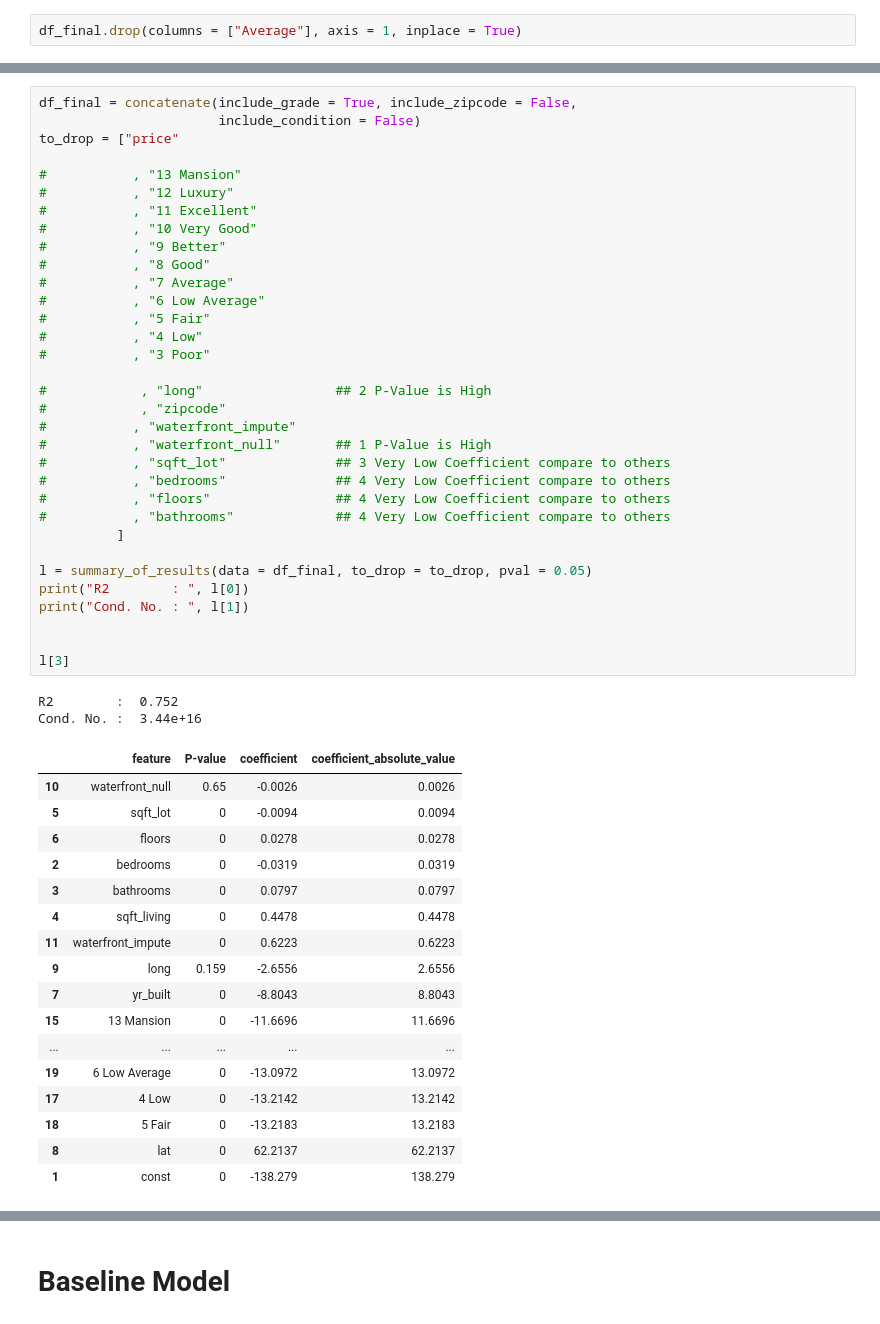
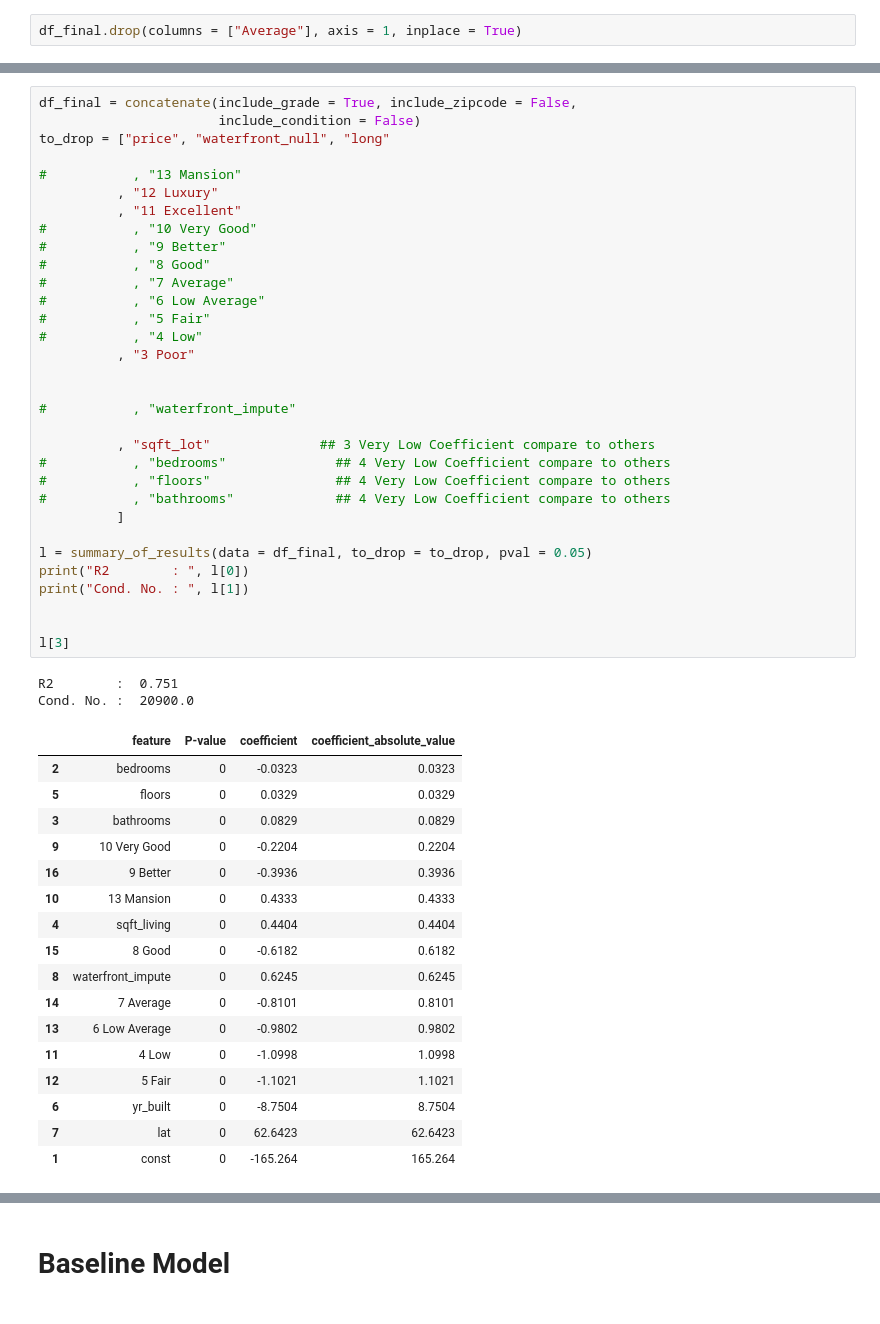
Before and after one commit to miladshiraniUCB/King-County-Property-Prices-Prediction, a Jupyter notebook: student.ipynb, the cells around one changed output, grey strips where cells are left out. Saved outputs shown, nothing was run; the diff lists cells and outputs as text.

```diff
--- a/student.ipynb
+++ b/student.ipynb
@@ -633,53 +745,52 @@ Cond. No. :  1.29e+17
 # %%
 df_final = concatenate(include_grade = True, include_zipcode = False,
                        include_condition = False)
-to_drop = ["price"
+to_drop = ["price", "waterfront_null", "long"
 
 #           , "13 Mansion"
-#           , "12 Luxury"
-#           , "11 Excellent"
+          , "12 Luxury"
+          , "11 Excellent"
 #           , "10 Very Good"
 #           , "9 Better"
 #           , "8 Good"
 #           , "7 Average"
 #           , "6 Low Average"
 #           , "5 Fair"
 #           , "4 Low"
-#           , "3 Poor"
+          , "3 Poor"
 
-#            , "long"                 ## 2 P-Value is High
-#            , "zipcode"
+
 #           , "waterfront_impute"
-#           , "waterfront_null"       ## 1 P-Value is High
-#           , "sqft_lot"              ## 3 Very Low Coefficient compare to others
+
+          , "sqft_lot"              ## 3 Very Low Coefficient compare to others
 #           , "bedrooms"              ## 4 Very Low Coefficient compare to others
 #           , "floors"                ## 4 Very Low Coefficient compare to others
 #           , "bathrooms"             ## 4 Very Low Coefficient compare to others
           ]
 
 l = summary_of_results(data = df_final, to_drop = to_drop, pval = 0.05)
 print("R2        : ", l[0])
 print("Cond. No. : ", l[1])
 
 
 l[3]
 # %% [output]
-R2        :  0.752
-Cond. No. :  3.44e+16
+R2        :  0.751
+Cond. No. :  20900.0
 |  | feature | P-value | coefficient | coefficient_absolute_value |
-| 10 | waterfront_null | 0.65 | -0.0026 | 0.0026 |
-| 5 | sqft_lot | 0 | -0.0094 | 0.0094 |
-| 6 | floors | 0 | 0.0278 | 0.0278 |
-| 2 | bedrooms | 0 | -0.0319 | 0.0319 |
-| 3 | bathrooms | 0 | 0.0797 | 0.0797 |
-| 4 | sqft_living | 0 | 0.4478 | 0.4478 |
-| 11 | waterfront_impute | 0 | 0.6223 | 0.6223 |
-| 9 | long | 0.159 | -2.6556 | 2.6556 |
-| 7 | yr_built | 0 | -8.8043 | 8.8043 |
-| 15 | 13 Mansion | 0 | -11.6696 | 11.6696 |
-| ... | ... | ... | ... | ... |
-| 19 | 6 Low Average | 0 | -13.0972 | 13.0972 |
-| 17 | 4 Low | 0 | -13.2142 | 13.2142 |
-| 18 | 5 Fair | 0 | -13.2183 | 13.2183 |
-| 8 | lat | 0 | 62.2137 | 62.2137 |
-| 1 | const | 0 | -138.279 | 138.279 |
+| 2 | bedrooms | 0 | -0.0323 | 0.0323 |
+| 5 | floors | 0 | 0.0329 | 0.0329 |
+| 3 | bathrooms | 0 | 0.0829 | 0.0829 |
+| 9 | 10 Very Good | 0 | -0.2204 | 0.2204 |
+| 16 | 9 Better | 0 | -0.3936 | 0.3936 |
+| 10 | 13 Mansion | 0 | 0.4333 | 0.4333 |
+| 4 | sqft_living | 0 | 0.4404 | 0.4404 |
+| 15 | 8 Good | 0 | -0.6182 | 0.6182 |
+| 8 | waterfront_impute | 0 | 0.6245 | 0.6245 |
+| 14 | 7 Average | 0 | -0.8101 | 0.8101 |
+| 13 | 6 Low Average | 0 | -0.9802 | 0.9802 |
+| 11 | 4 Low | 0 | -1.0998 | 1.0998 |
+| 12 | 5 Fair | 0 | -1.1021 | 1.1021 |
+| 6 | yr_built | 0 | -8.7504 | 8.7504 |
+| 7 | lat | 0 | 62.6423 | 62.6423 |
+| 1 | const | 0 | -165.264 | 165.264 |
```
Also changed, not shown: parts of 53 cells of this notebook.
